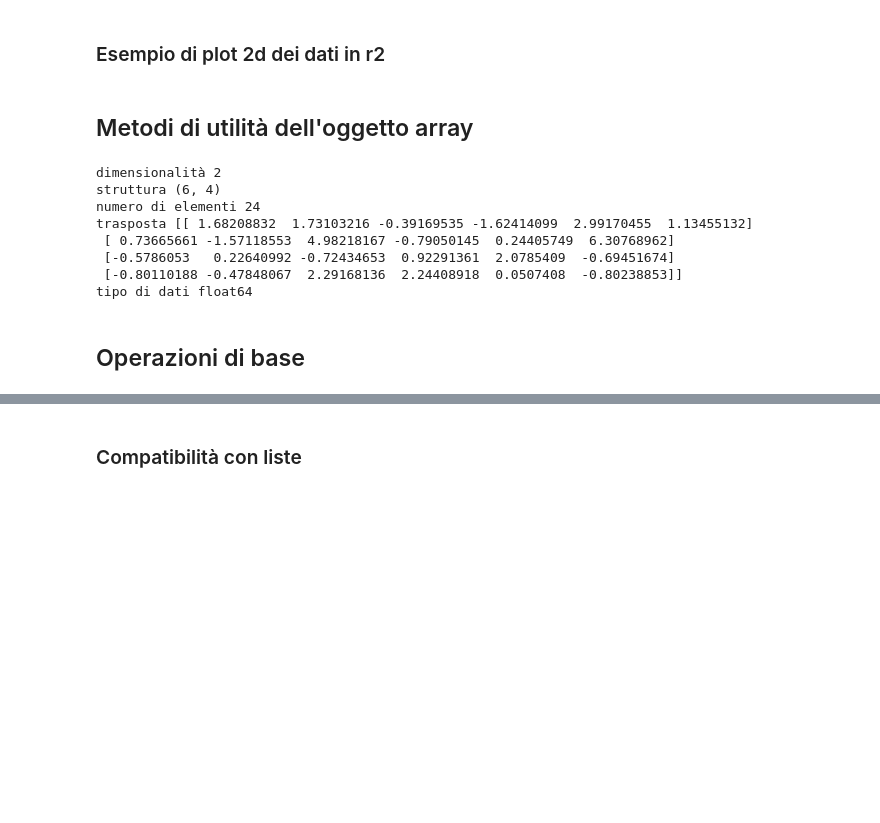
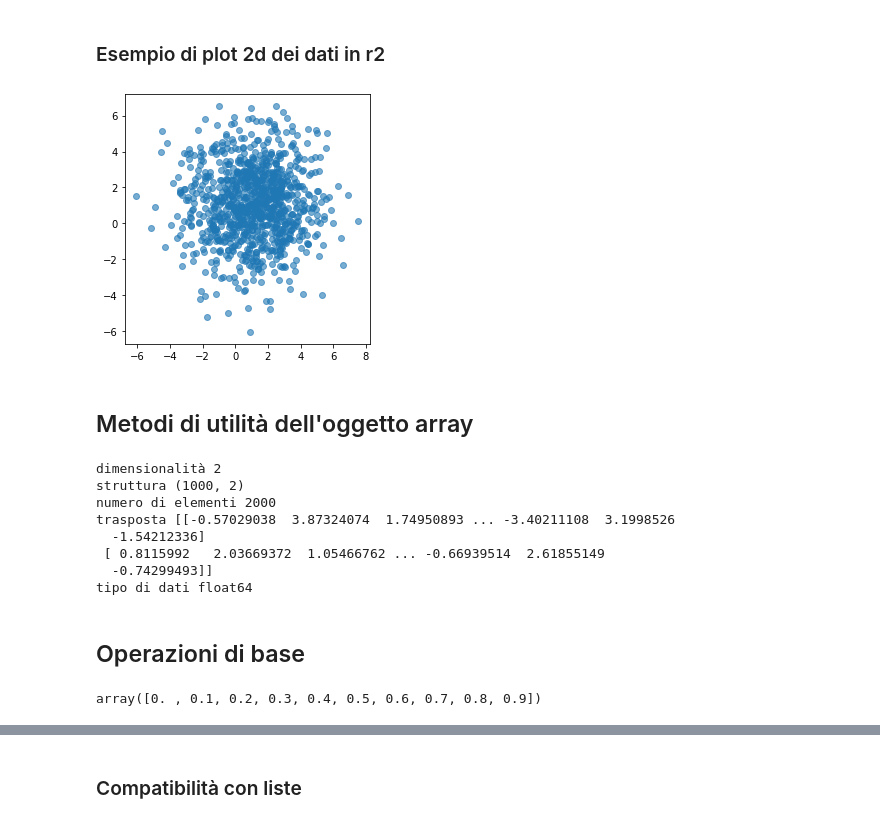
Before and after one commit to afflint/mastercobra, a Jupyter notebook: numpy-introduction.ipynb, the cells around one changed output, grey strips where cells are left out. Drawn from its saved outputs; the diff is of its cells as text; code cells hidden in the pictures; blank space fills up the shorter version.

```diff
--- a/numpy-introduction.ipynb
+++ b/numpy-introduction.ipynb
@@ -18,7 +41,7 @@ print(x1)
 # %%
 r1 = np.random.random((2,3))
-r2 = np.random.normal(loc=1.0, scale=2.0, size=(6, 4))
-np.savetxt("./data/a_out.txt", r1)
-r3 = np.loadtxt("./data/a_out.txt")
+r2 = np.random.normal(loc=1.0, scale=2.0, size=(1000, 2))
+# np.savetxt("./data/a_out.txt", r1)
+# r3 = np.loadtxt("./data/a_out.txt")
 # %% [markdown]
 ## Slicing e scrittura di dati (gli array sono oggeti mutable)
@@ -35,6 +68,13 @@ array([[ 1.68208832,  0.73665661, -0.5786053 , -0.80110188],
 ### Esempio di plot 2d dei dati in r2
 # %%
 import matplotlib.pyplot as plt
+# %%
+fig, ax = plt.subplots(figsize=(4, 4))
+ax.scatter(x=r2[:,0], y=r2[:,1], alpha=0.6)
+plt.tight_layout()
+plt.show()
+# %% [output]
+[figure, added]
 # %% [markdown]
 ## Metodi di utilità dell'oggetto array
 # %%
@@ -45,12 +85,12 @@ print('trasposta', r2.T )
 print('tipo di dati', r2.dtype )
 # %% [output]
 dimensionalità 2
-struttura (6, 4)
-numero di elementi 24
-trasposta [[ 1.68208832  1.73103216 -0.39169535 -1.62414099  2.99170455  1.13455132]
- [ 0.73665661 -1.57118553  4.98218167 -0.79050145  0.24405749  6.30768962]
- [-0.5786053   0.22640992 -0.72434653  0.92291361  2.0785409  -0.69451674]
- [-0.80110188 -0.47848067  2.29168136  2.24408918  0.0507408  -0.80238853]]
+struttura (1000, 2)
+numero di elementi 2000
+trasposta [[-0.57029038  3.87324074  1.74950893 ... -3.40211108  3.1998526
+  -1.54212336]
+ [ 0.8115992   2.03669372  1.05466762 ... -0.66939514  2.61855149
+  -0.74299493]]
 tipo di dati float64
 # %% [markdown]
 ## Operazioni di base
@@ -59,3 +99,7 @@ a, b = np.arange(10), np.linspace(0, 1, 10)
+# %%
+b
+# %% [output]
+array([0. , 0.1, 0.2, 0.3, 0.4, 0.5, 0.6, 0.7, 0.8, 0.9])
 # %%
 a * b
 # %% [output]
```
Also changed, not shown: parts of 20 cells of this notebook, 5 other files.
